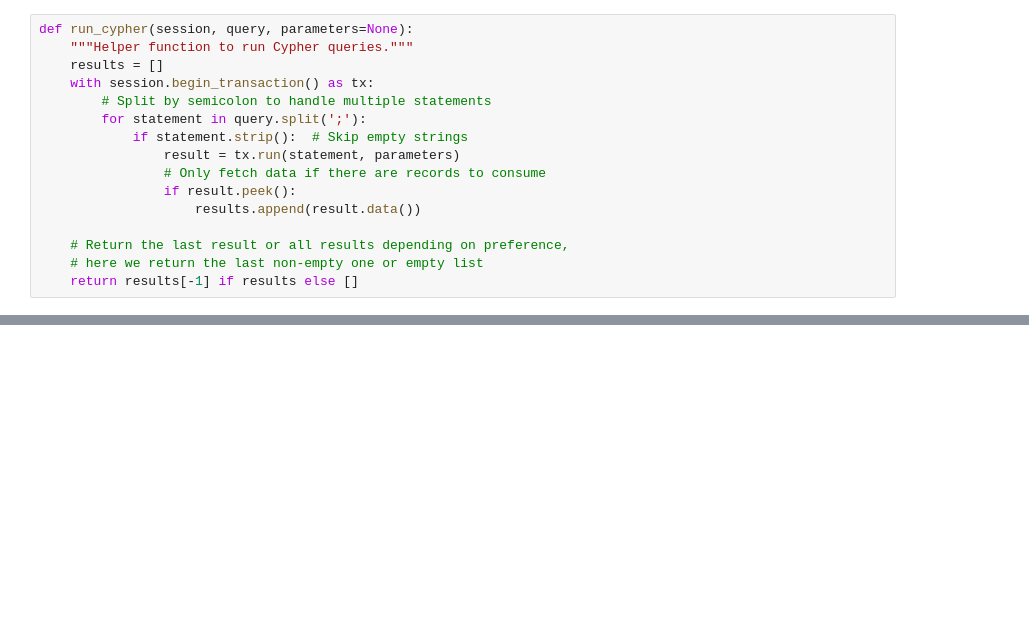
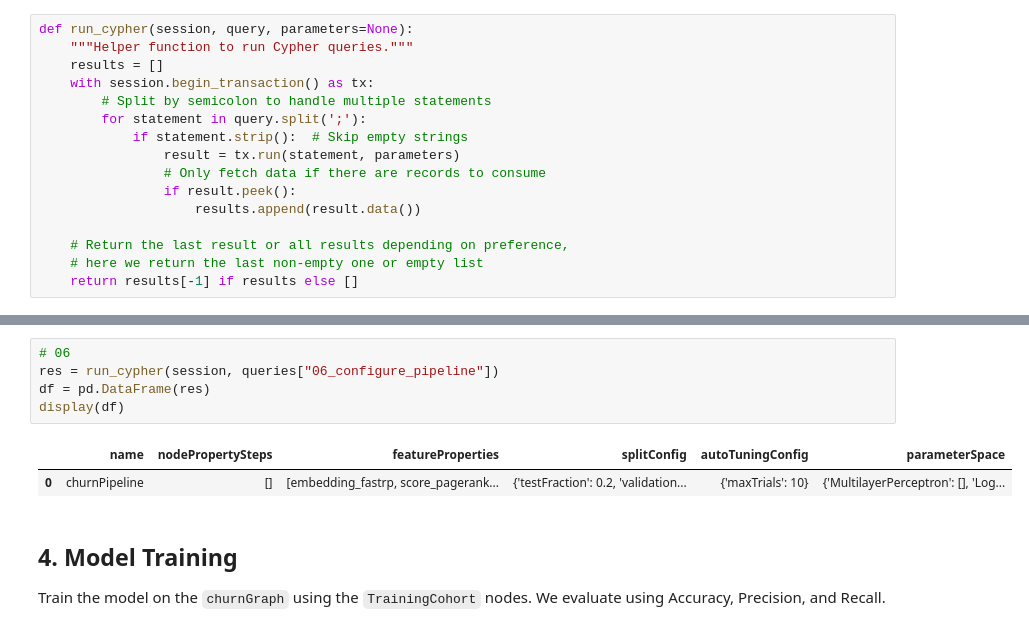
Before and after one commit to pedroleitao-neo4j/finance-churn, a Jupyter notebook: train-evaluate.ipynb, the cells around one changed output, grey strips where cells are left out. Saved outputs shown, nothing was run; the diff lists cells and outputs as text; blank space fills up the shorter version.

```diff
--- a/train-evaluate.ipynb
+++ b/train-evaluate.ipynb
@@ -189,0 +364,11 @@ print("Projected graph:", res)
+# %%
+# 06
+res = run_cypher(session, queries["06_configure_pipeline"])
+df = pd.DataFrame(res)
+display(df)
+# %% [output]
+|  | name | nodePropertySteps | featureProperties | splitConfig | autoTuningConfig | parameterSpace |
+| 0 | churnPipeline | [] | [embedding_fastrp, score_pagerank... | {'testFraction': 0.2, 'validation... | {'maxTrials': 10} | {'MultilayerPerceptron': [], 'Log... |
+# %% [markdown]
+## 4. Model Training
+Train the model on the `churnGraph` using the `TrainingCohort` nodes. We evaluate using Accuracy, Precision, and Recall.
```
Also changed, not shown: parts of 20 cells of this notebook, 2 other files.
